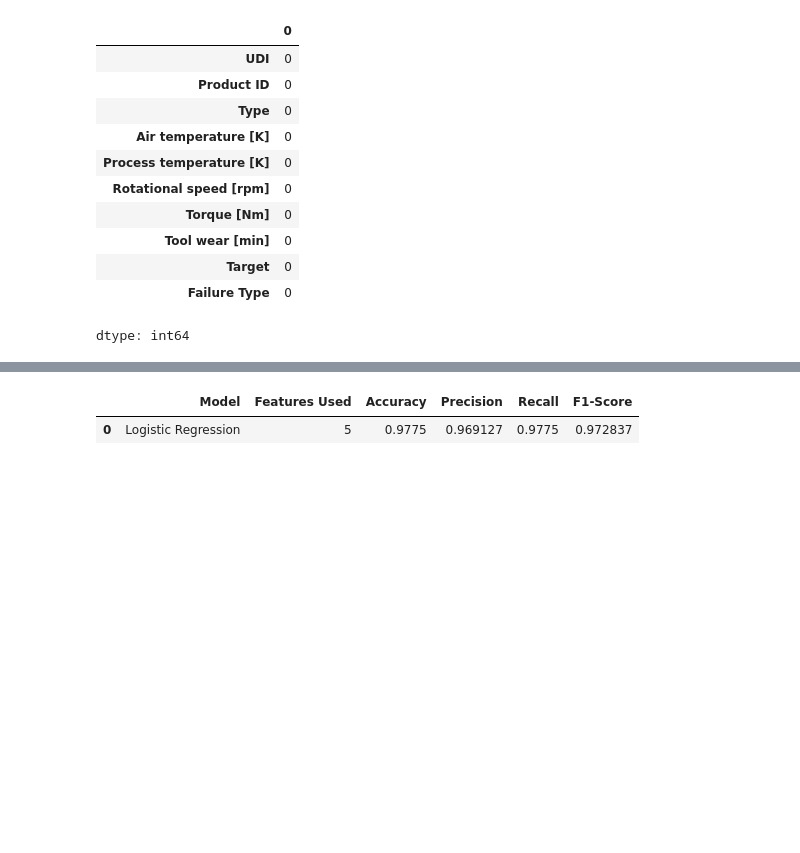
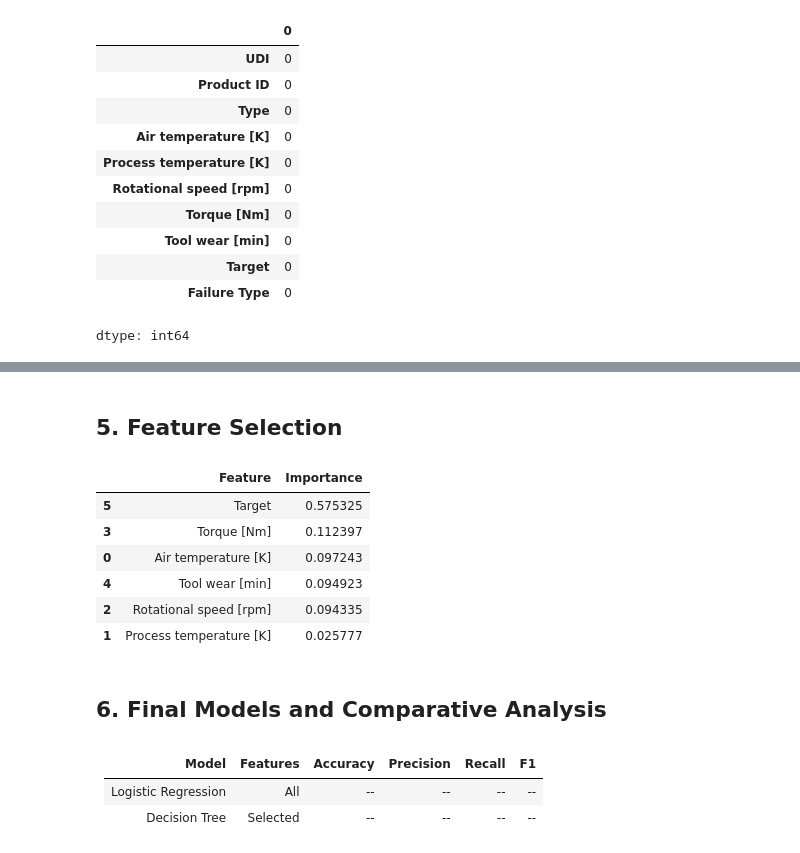
Before and after one commit to Ansubasnet-creator/2510322_ansu, a Jupyter notebook: 2510322_AnsuBasnet_Classification.ipynb, the cells around one changed output, grey strips where cells are left out. Cells and saved outputs as stored; diff of their text form; code cells hidden in the pictures; blank space fills up the shorter version.

```diff
--- a/2510322_AnsuBasnet_Classification.ipynb
+++ b/2510322_AnsuBasnet_Classification.ipynb
@@ -119,8 +121,5 @@ y = df['failure_type']
 from sklearn.model_selection import train_test_split
 
 X_train, X_test, y_train, y_test = train_test_split(
-    X, y,
-    test_size=0.2,
-    random_state=42,
-    stratify=y
+    X, y, test_size=0.2, random_state=42, stratify=y
 )
@@ -153,12 +126,3 @@ dtype: object
-# %%
-from sklearn.model_selection import train_test_split
-
-X_train, X_test, y_train, y_test = train_test_split(
-    X, y,
-    test_size=0.2,
-    random_state=42,
-    stratify=y
-)
 # %%
 from sklearn.preprocessing import StandardScaler
 
@@ -169,18 +133,11 @@ X_test_scaled = scaler.transform(X_test)
 from sklearn.neural_network import MLPClassifier
 from sklearn.metrics import classification_report
 
-nn_model = MLPClassifier(
-    hidden_layer_sizes=(64, 32),
-    activation='relu',
-    solver='adam',
-    max_iter=300,
-    random_state=42
-)
+nn = MLPClassifier(hidden_layer_sizes=(64,32), activation='relu',
+                   solver='adam', max_iter=300, random_state=42)
 
-nn_model.fit(X_train_scaled, y_train)
+nn.fit(X_train_scaled, y_train)
+y_pred_nn = nn.predict(X_test_scaled)
 
-y_pred_nn = nn_model.predict(X_test_scaled)
-
-print("Neural Network Results")
 print(classification_report(y_test, y_pred_nn))
 # %% [output]
@@ -312,13 +202,24 @@ weighted avg       0.97      0.98      0.97      2000
-# %%
-final_results = pd.DataFrame([
-    {
-        "Model": "Logistic Regression",
-        "Features Used": len(selected_features),
-        **evaluate_model(y_test, final_pred)
-    }
-])
-
-final_results
-# %% [output]
-|  | Model | Features Used | Accuracy | Precision | Recall | F1-Score |
-| 0 | Logistic Regression | 5 | 0.9775 | 0.969127 | 0.9775 | 0.972837 |
+# %% [markdown]
+## 5. Feature Selection
+# %%
+feature_importance = pd.DataFrame({
+    'Feature': X.columns,
+    'Importance': dt.feature_importances_
+}).sort_values(by='Importance', ascending=False)
+
+feature_importance
+# %% [output]
+|  | Feature | Importance |
+| 5 | Target | 0.575325 |
+| 3 | Torque [Nm] | 0.112397 |
+| 0 | Air temperature [K] | 0.097243 |
+| 4 | Tool wear [min] | 0.094923 |
+| 2 | Rotational speed [rpm] | 0.094335 |
+| 1 | Process temperature [K] | 0.025777 |
+# %% [markdown]
+## 6. Final Models and Comparative Analysis
+# %% [markdown]
+| Model | Features | Accuracy | Precision | Recall | F1 |
+|------|---------|----------|-----------|--------|----|
+| Logistic Regression | All | -- | -- | -- | -- |
+| Decision Tree | Selected | -- | -- | -- | -- |
```
Also changed, not shown: parts of 33 cells of this notebook.
